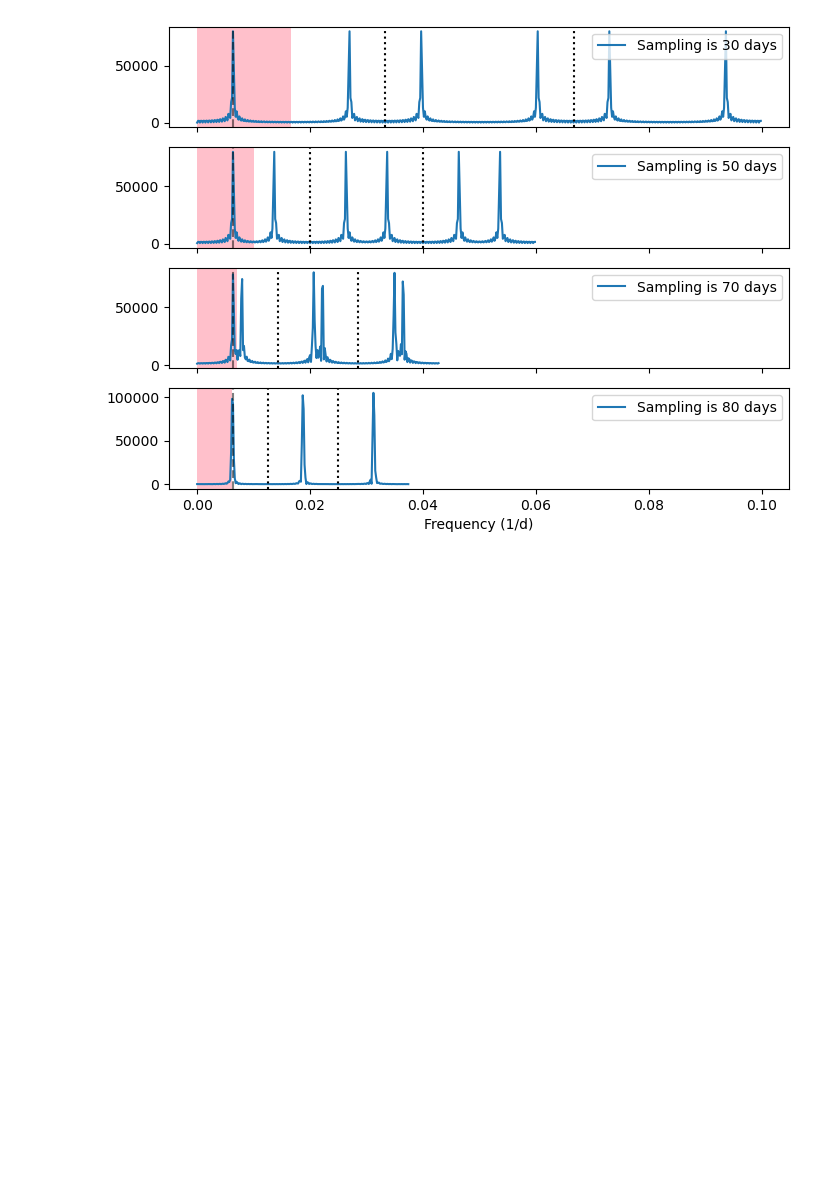
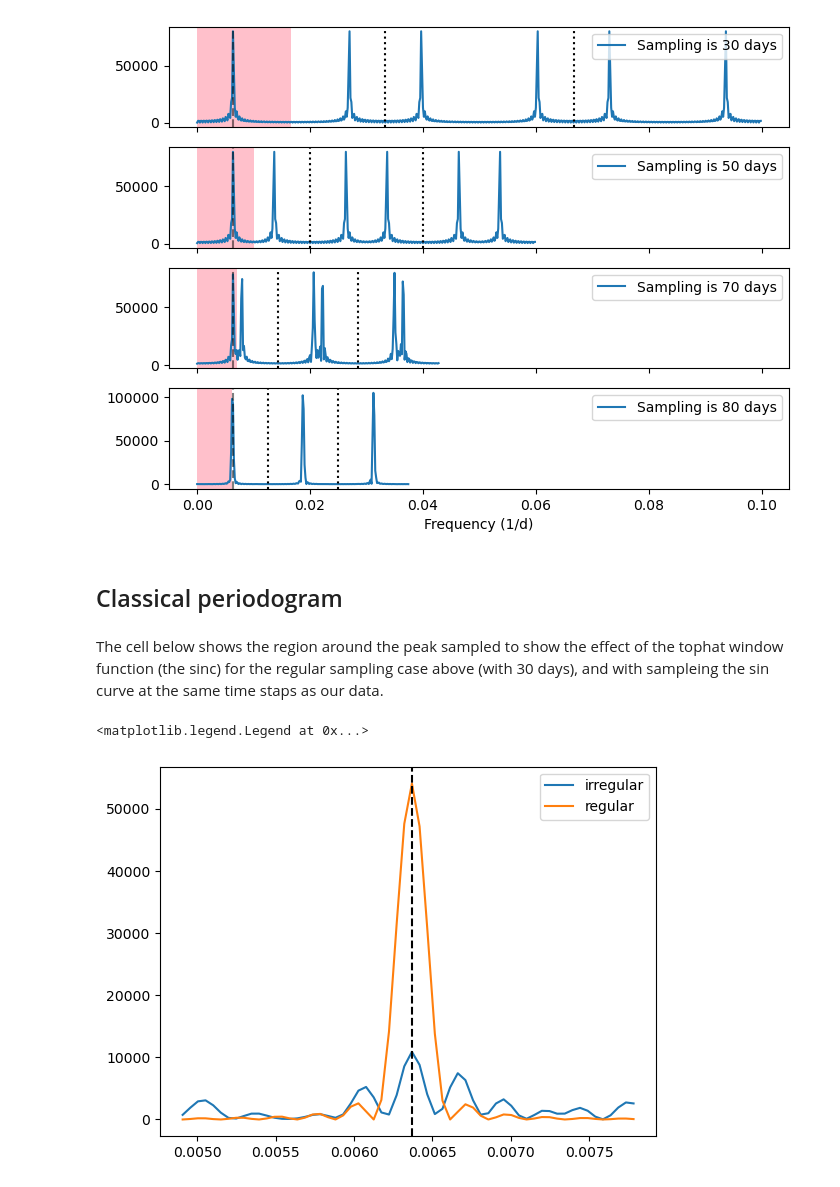
Before and after one commit to shaqsead16/ngc1624-2021, a Jupyter notebook: LSuncertainties/LSunertainties.ipynb, the cells around one changed output. Drawn from its saved outputs; the diff is of its cells as text; code cells hidden in the pictures; blank space fills up the shorter version.

```diff
--- a/LSuncertainties/LSunertainties.ipynb
+++ b/LSuncertainties/LSunertainties.ipynb
@@ -42,3 +45,14 @@ def my_ift(freq, func, time):
+# %%
+def schuster(t, g, freq):
+    '''
+    Function to calulate the Classical Schuster periodogram over a range of frequencies for discrete values $g(t_n)$.
+    '''
+
+    N = t.size
+    P = np.zeros(freq.size,dtype=complex)
+    for i in range(0,freq.size):
+        P[i] = np.sum( g*np.exp(-2*np.pi*1j*freq[i]*t) )
+    return(np.abs(P)**2/N)
 # %% [markdown]
 ## 1. Loading the EW data.
 
@@ -292,3 +315,30 @@ for item in ax:
     item.legend(loc=1)
 # %% [output]
 [figure]
+# %% [markdown]
+## Classical periodogram
+# %% [markdown]
+The cell below shows the region around the peak sampled to show the effect of the tophat window function (the sinc) for the regular sampling case above (with 30 days), and with sampleing the sin curve at the same time staps as our data.
+# %%
+model_P = 157
+model_f = 1/model_P
+
+freq = np.arange(model_f-3*windowFT, model_f+3*windowFT , windowFT/10)
+
+sample = 30 # for comparison with the regular sampling
+sample_t = np.arange(0,HJDmax, sample)
+
+P = schuster(HJD, model(HJD, model_P), freq)
+
+Preg = schuster(sample_t, model(sample_t, model_P), freq)
+
+fig, ax = plt.subplots(1,1)
+ax.plot(freq, P, label='irregular')
+ax.plot(freq, Preg, label='regular')
+
+ax.axvline(x=model_f, ls='--', c='k')
+
+ax.legend(loc=0)
+# %% [output]
+<matplotlib.legend.Legend at 0x...>
+[figure, added]
```
Also changed, not shown: parts of 9 cells of this notebook.
